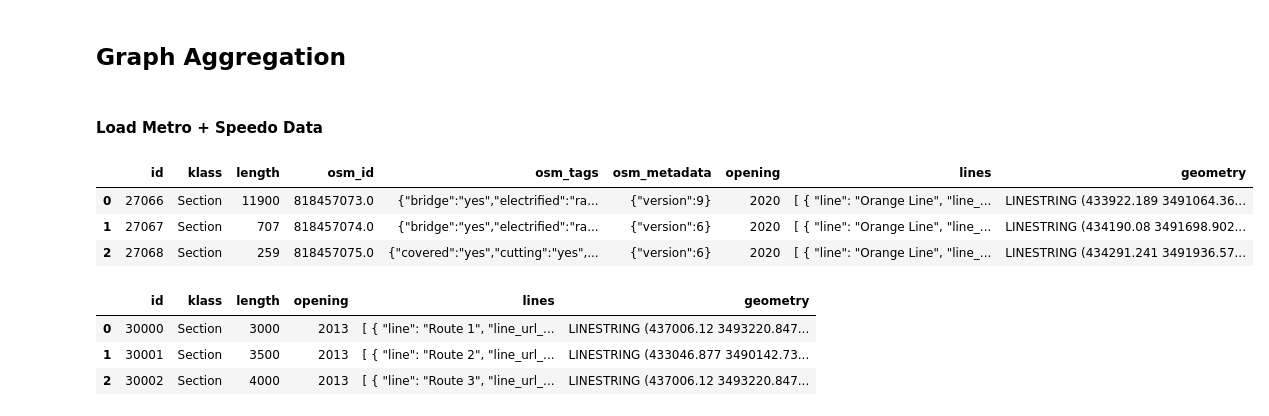
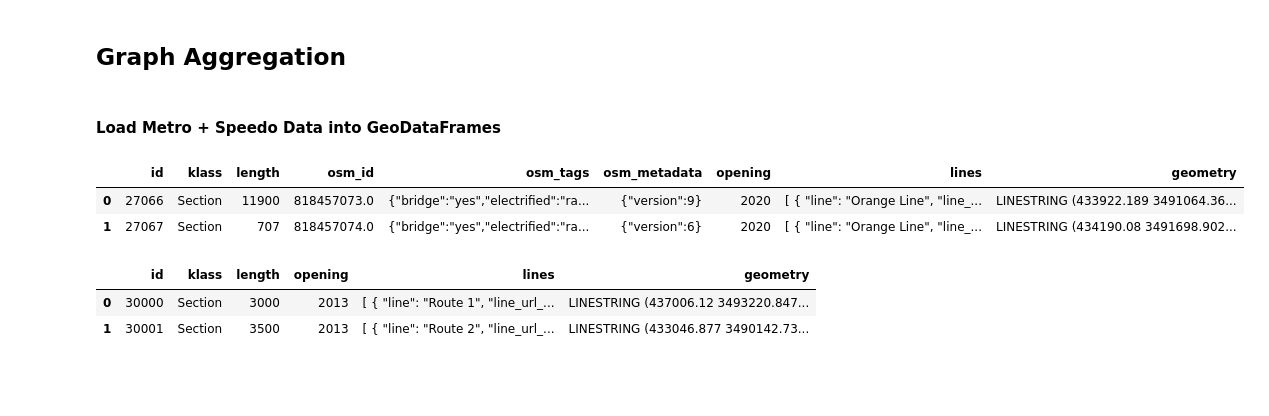
Before and after one commit to masroof-maindak/naqsha-e-safar, a Jupyter notebook: src/preprocessing.ipynb, the cells around one changed output. Cells and saved outputs as stored; diff of their text form; code cells hidden in the pictures; blank space fills up the shorter version.

```diff
--- a/src/preprocessing.ipynb
+++ b/src/preprocessing.ipynb
@@ -36,11 +36,19 @@ CITYLINES_SRCS = [
     ),
 ]
 
+
+WORLDPOP_URL: str = "https://data.worldpop.org/GIS/Population_Density/Global_2000_2020_1km_UNadj/2020/PAK/pak_pd_2020_1km_UNadj_ASCII_XYZ.zip"
+WORLDPOP_DATA_DIR = "../data/worldpop"
+
 OSMNX_DATA_DIR = "../data/osmnx"
+
 SPEEDO_DATA_DIR = "../data/speedo"
-SPEEDO_GEOJSON_PATH = os.path.join(SPEEDO_DATA_DIR, "speedo_sections.geojson")
+SPEEDO_GEOJSON_FPATH = os.path.join(SPEEDO_DATA_DIR, "speedo_sections.geojson")
+
 CITYLINES_DATA_DIR = "../data/citylines"
+METRO_ROUTES_FPATH = os.path.join(CITYLINES_DATA_DIR, "lahore_sections.geojson")
 
+os.makedirs(WORLDPOP_DATA_DIR, exist_ok=True)
 os.makedirs(OSMNX_DATA_DIR, exist_ok=True)
 os.makedirs(SPEEDO_DATA_DIR, exist_ok=True)
 os.makedirs(CITYLINES_DATA_DIR, exist_ok=True)
@@ -488,32 +497,27 @@ Speedo route data found. Skipping geocoding.
 # %% [markdown]
 ## Graph Aggregation
 # %% [markdown]
-#### Load Metro + Speedo Data
+#### Load Metro + Speedo Data into GeoDataFrames
 # %%
 if utm_crs is None:
     raise TypeError("`utm_crs` is None")
 
-metro_routes: GeoDataFrame = gpd.read_file(
-    f"{CITYLINES_DATA_DIR}/lahore_sections.geojson"
-).to_crs(utm_crs)
+metro_routes: GeoDataFrame = gpd.read_file(METRO_ROUTES_FPATH).to_crs(utm_crs)
 
-speedo_routes: GeoDataFrame = gpd.read_file(
-    f"{SPEEDO_DATA_DIR}/speedo_sections.geojson"
-).to_crs(utm_crs)
+# TODO: this dataset is fucking dogshit; do this manually maybe?
+speedo_routes: GeoDataFrame = gpd.read_file(SPEEDO_GEOJSON_FPATH).to_crs(utm_crs)
 
-# metro_service_areas = gpd.GeoDataFrame(geometry=metro_routes.buffer(500), crs=utm_crs)
+# metro_service_areas: GeoDataFrame = gpd.GeoDataFrame(geometry=metro_routes.buffer(500), crs=utm_crs)
 # speedo_service_areas = gpd.GeoDataFrame(geometry=speedo_routes.buffer(500), crs=utm_crs)
 # %%
-metro_routes.head(3)
+metro_routes.head(2)
 # %% [output]
 |  | id | klass | length | osm_id | osm_tags | osm_metadata | opening | lines | geometry |
 | 0 | 27066 | Section | 11900 | 818457073.0 | {"bridge":"yes","electrified":"ra... | {"version":9} | 2020 | [ { "line": "Orange Line", "line_... | LINESTRING (433922.189 3491064.36... |
 | 1 | 27067 | Section | 707 | 818457074.0 | {"bridge":"yes","electrified":"ra... | {"version":6} | 2020 | [ { "line": "Orange Line", "line_... | LINESTRING (434190.08 3491698.902... |
-| 2 | 27068 | Section | 259 | 818457075.0 | {"covered":"yes","cutting":"yes",... | {"version":6} | 2020 | [ { "line": "Orange Line", "line_... | LINESTRING (434291.241 3491936.57... |
 # %%
-speedo_routes.head(3)
+speedo_routes.head(2)
 # %% [output]
 |  | id | klass | length | opening | lines | geometry |
 | 0 | 30000 | Section | 3000 | 2013 | [ { "line": "Route 1", "line_url_... | LINESTRING (437006.12 3493220.847... |
 | 1 | 30001 | Section | 3500 | 2013 | [ { "line": "Route 2", "line_url_... | LINESTRING (433046.877 3490142.73... |
-| 2 | 30002 | Section | 4000 | 2013 | [ { "line": "Route 3", "line_url_... | LINESTRING (437006.12 3493220.847... |
```
Also changed, not shown: parts of 16 cells of this notebook.
